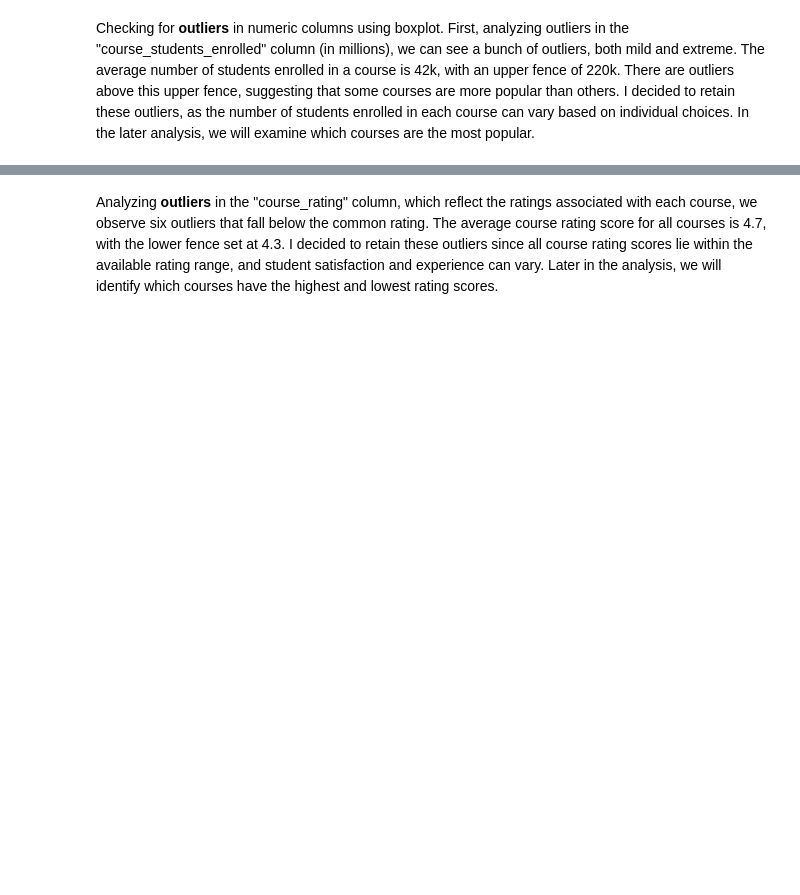
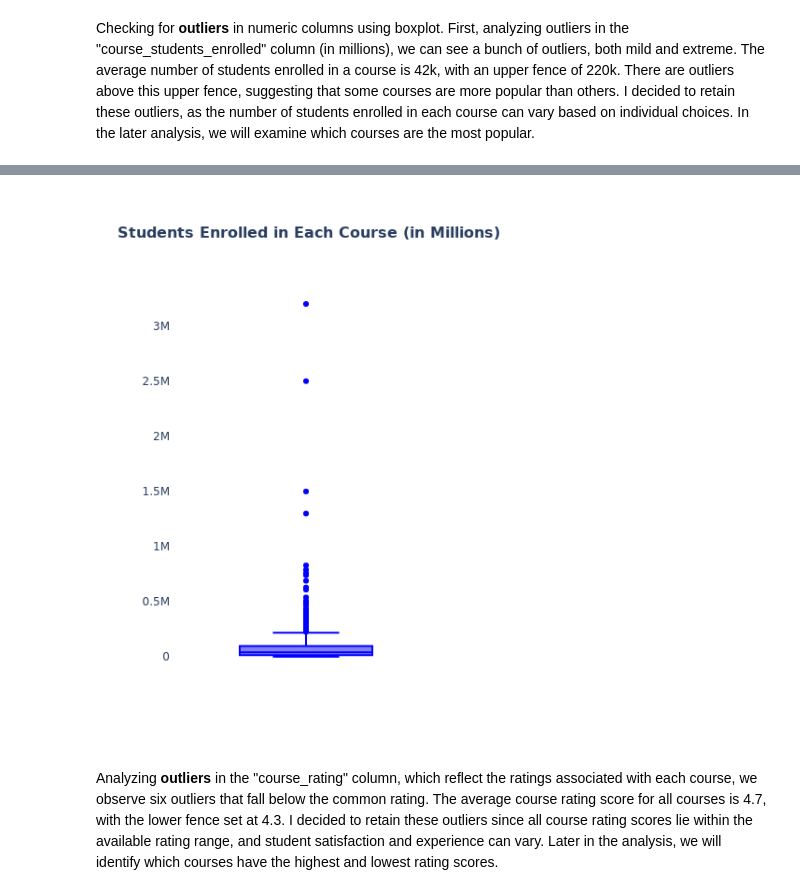
Before and after one commit to ulamark/Data-Analytics-Projects, a Jupyter notebook: Python/Coursera Courses Analysis/coursera_course_project.ipynb, the cells around one changed output, grey strips where cells are left out. Cells and saved outputs as stored; diff of their text form; code cells hidden in the pictures; blank space fills up the shorter version.

```diff
--- a/Python/Coursera Courses Analysis/coursera_course_project.ipynb
+++ b/Python/Coursera Courses Analysis/coursera_course_project.ipynb
@@ -95,13 +96,30 @@ dtype: object
 # %% [markdown]
 **Converting the "course_students_enrolled" column data type to integer** to enable calculations with this column. Treating thousands (k) and millions (m) appropriately:
 # %%
-def convert_to_int(value):
+def convert_to_int(value: str | int) -> int:
+    """
+    Convert a string representing a number with suffix 'k' for thousands or 'm' for millions
+    to an integer. If the value is already an integer, it is returned as is.
+
+    Parameters:
+    - value (str | int): A number in string format, optionally followed by 'k' (thousand) or 'm' (million), or an integer.
+
+    Returns:
+    - int: The integer representation of the input value.
+
+    Examples:
+    - "5k" becomes 5000
+    - "3.5m" becomes 3500000
+    - "200" becomes 200
+    """
+    if isinstance(value, int):
+        return value
     value = value.lower()
     if "k" in value:
         return int(float(value.replace("k", "")) * 1000)
     elif "m" in value:
         return int(float(value.replace("m", "")) * 1000000)
-    return int(value)  # If no suffix, convert directly to int
+    return int(value)
 
 
 coursera_data["course_students_enrolled"] = coursera_data[
@@ -130,18 +148,24 @@ dtype: object
 # %% [markdown]
 Checking for **outliers** in numeric columns using boxplot. First, analyzing outliers in the "course_students_enrolled" column (in millions), we can see a bunch of outliers, both mild and extreme. The average number of students enrolled in a course is 42k, with an upper fence of 220k. There are outliers above this upper fence, suggesting that some courses are more popular than others. I decided to retain these outliers, as the number of students enrolled in each course can vary based on individual choices. In the later analysis, we will examine which courses are the most popular.
 # %%
+from IPython.display import Image
+
 fig_enrolled = px.box(
     coursera_data,
     y="course_students_enrolled",
     title="Students Enrolled in Each Course (in Millions)",
+    color_discrete_sequence=["blue"]
 )
 fig_enrolled.update_layout(
-    title=dict(font=dict(size=18, family="Arial", weight="bold")),
+    title=dict(font=dict(size=16, family="Arial", weight="bold")),
     width=450,
     height=600,
     plot_bgcolor="white",
     xaxis=dict(showgrid=False),
     yaxis=dict(showgrid=False, title=""),
 )
-fig_enrolled.show()
+
+fig_enrolled.write_image("fig_enrolled.png")
+
+Image(filename="fig_enrolled.png")
 # %% [output]
@@ -149,3 +172,4 @@ fig_enrolled.show()
+[figure, added]
 # %% [markdown]
 Analyzing **outliers** in the "course_rating" column, which reflect the ratings associated with each course, we observe six outliers that fall below the common rating. The average course rating score for all courses is 4.7, with the lower fence set at 4.3. I decided to retain these outliers since all course rating scores lie within the available rating range, and student satisfaction and experience can vary. Later in the analysis, we will identify which courses have the highest and lowest rating scores.
 # %%
```
Also changed, not shown: parts of 16 cells of this notebook.
